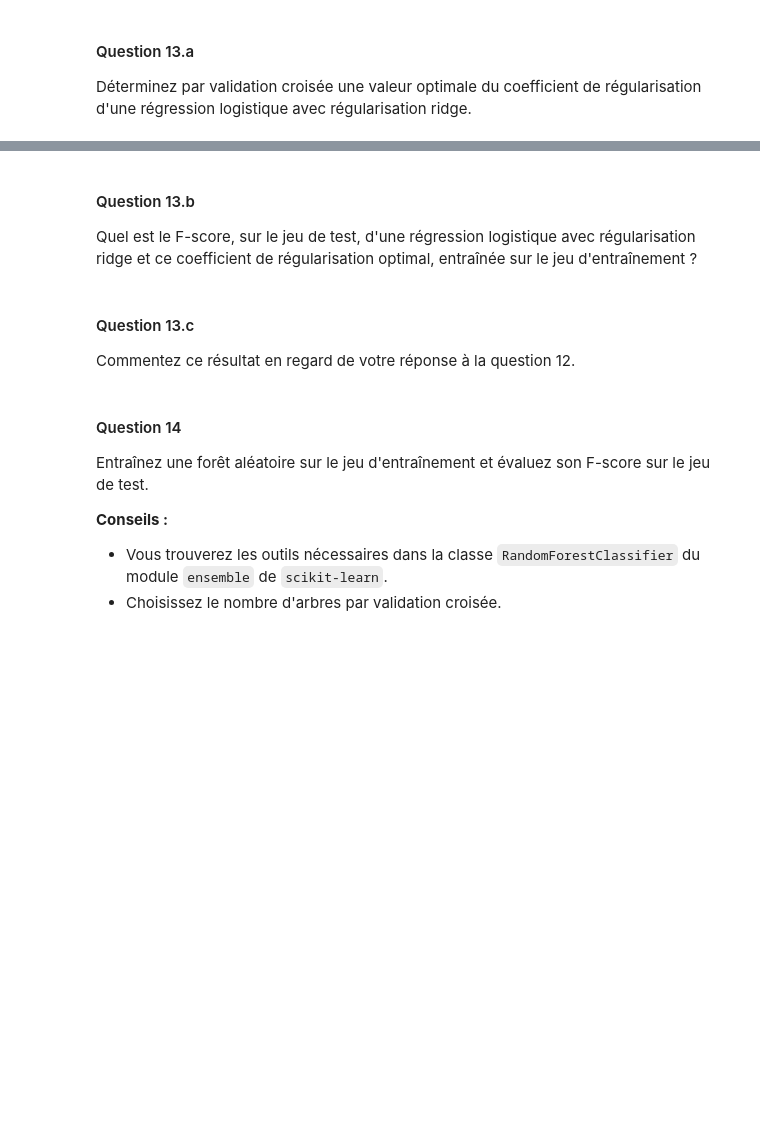
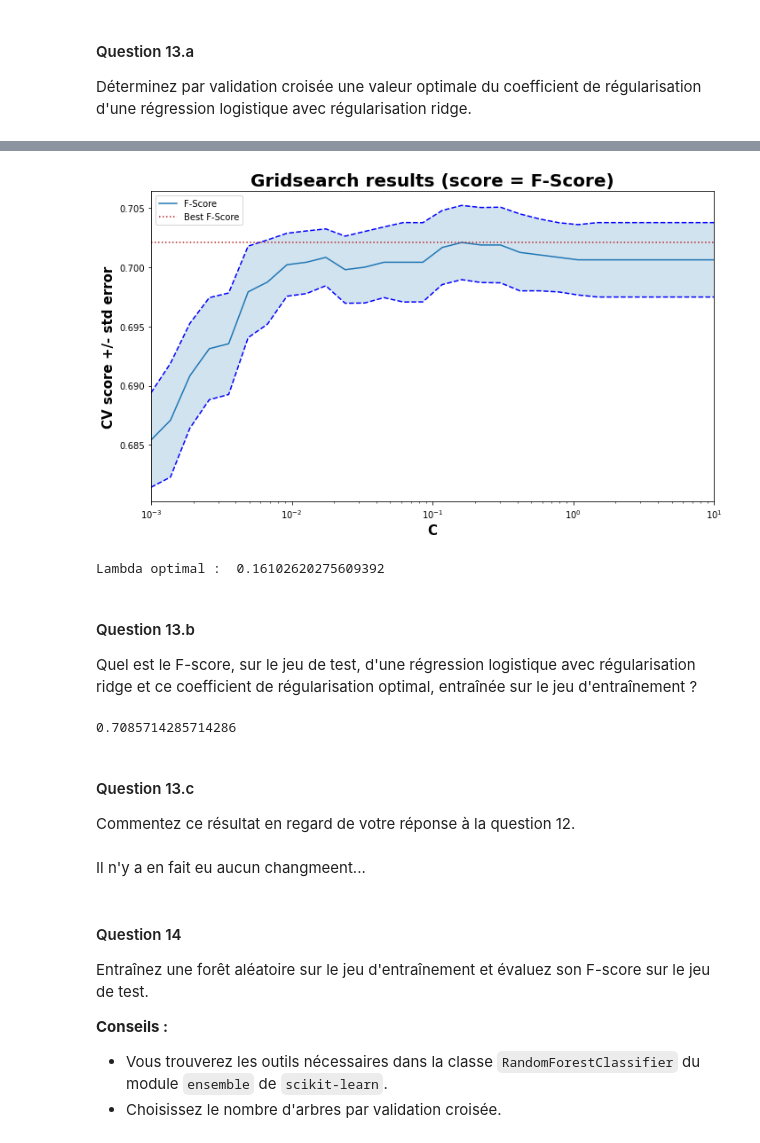
Before and after one commit to cesar-alm/projet-sdd, a Jupyter notebook: Projet.ipynb, the cells around one changed output, grey strips where cells are left out. Saved outputs shown, nothing was run; the diff lists cells and outputs as text; code cells hidden in the pictures; blank space fills up the shorter version.

```diff
--- a/Projet.ipynb
+++ b/Projet.ipynb
@@ -360,0 +361,3 @@ __Conseils :__
+# %%
+regre_logis = LogisticRegression(penalty='none')
+regre_logis.fit(X_train_preprocessed, y_train)
@@ -367,3 +383,22 @@ Vous attendez-vous à ce qu'utiliser une régularisation l2 améliore les perfor
 # %% [markdown]
 #### Question 13.a
 Déterminez par validation croisée une valeur optimale du coefficient de régularisation d'une régression logistique avec régularisation ridge.
+# %%
+# define model and alpha values to evaluate
+regre_logis = LogisticRegression(penalty='l2')
+Cs = np.logspace(-3, 1, 30)
+
+# define gridsearch
+tuned_parameters = [{'C': Cs}]
+nb_folds = 5
+grid = GridSearchCV(regre_logis, tuned_parameters, cv=nb_folds, refit=False, verbose=3)
+
+# run gridsearch
+grid.fit(X_train_preprocessed, y_train)
+
+# get R2 (default score with Lasso models)
+scores = grid.cv_results_['mean_test_score']
+scores_std = grid.cv_results_['std_test_score']
+
+# compute standard errors
+std_error = scores_std / np.sqrt(nb_folds)
@@ -370,9 +423,53 @@ Déterminez par validation croisée une valeur optimale du coefficient de régul
+# %%
+# initialize plot frame
+plt.figure(figsize=(10, 6))
+
+# plot scores with a log scale in x-axis
+plt.semilogx(Cs, scores, label="F-Score")
+plt.semilogx(Cs, scores + std_error, 'b--')
+plt.semilogx(Cs, scores - std_error, 'b--')
+
+# control the translucency of the fill color with alpha=0.2
+plt.fill_between(Cs, scores + std_error, scores - std_error, alpha=0.2)
+
+# plot best score
+plt.axhline(np.max(scores), linestyle=':', color="firebrick", label="Best F-Score")
+
+# format plot
+plt.xlabel("C", fontweight="bold", fontsize=15)
+plt.ylabel("CV score +/- std error", fontweight="bold", fontsize=15)
+plt.xlim([Cs[0], Cs[-1]])
+plt.title("Gridsearch results (score = F-Score)", fontweight="bold", fontsize=20)
+plt.legend(loc="best")
+plt.tight_layout()
+plt.show()
+# %% [output]
+[figure, added]
+# %%
+i_optim = np.argmax(scores)
+C_opt = Cs[i_optim]
+
+print("Lambda optimal : ",C_opt)
+# %% [output]
+Lambda optimal :  0.16102620275609392
 # %% [markdown]
 #### Question 13.b
 Quel est le F-score, sur le jeu de test, d'une régression logistique avec régularisation ridge et ce coefficient de régularisation optimal, entraînée sur le jeu d'entraînement ?
+# %%
+regre_logis_ridge = LogisticRegression(penalty='l2', C=C_opt)
+regre_logis_ridge.fit(X_train_preprocessed, y_train)
+
+y_predicted = regre_logis_ridge.predict(X_test_preprocessed)
+
+f_score = f1_score(y_test, y_predicted)
+f_score
+# %% [output]
+0.7085714285714286
 # %% [markdown]
 #### Question 13.c
 Commentez ce résultat en regard de votre réponse à la question 12.
+# %% [markdown]
+Il n'y a en fait eu aucun changmeent...
 # %% [markdown]
 #### Question 14
 
```
Also changed, not shown: parts of 8 cells of this notebook.
